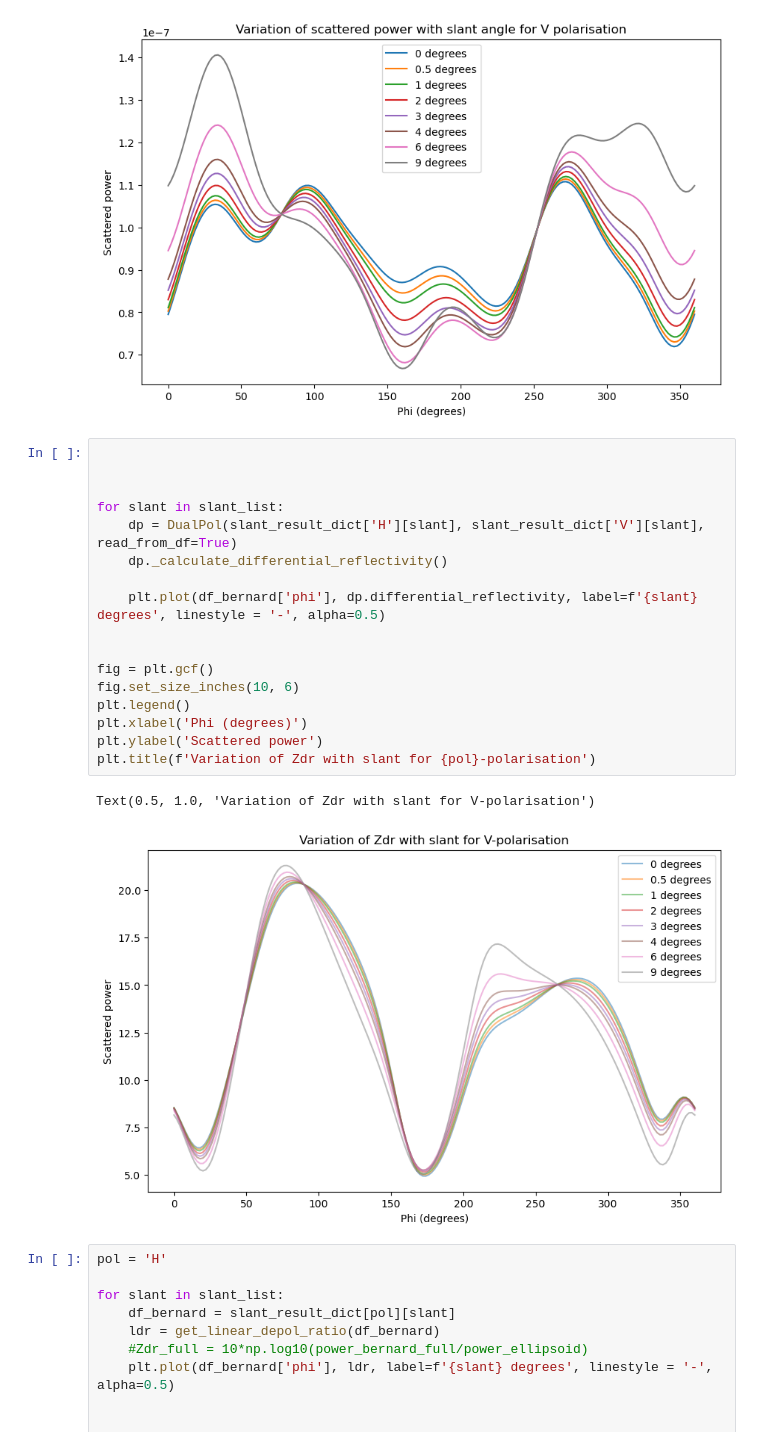
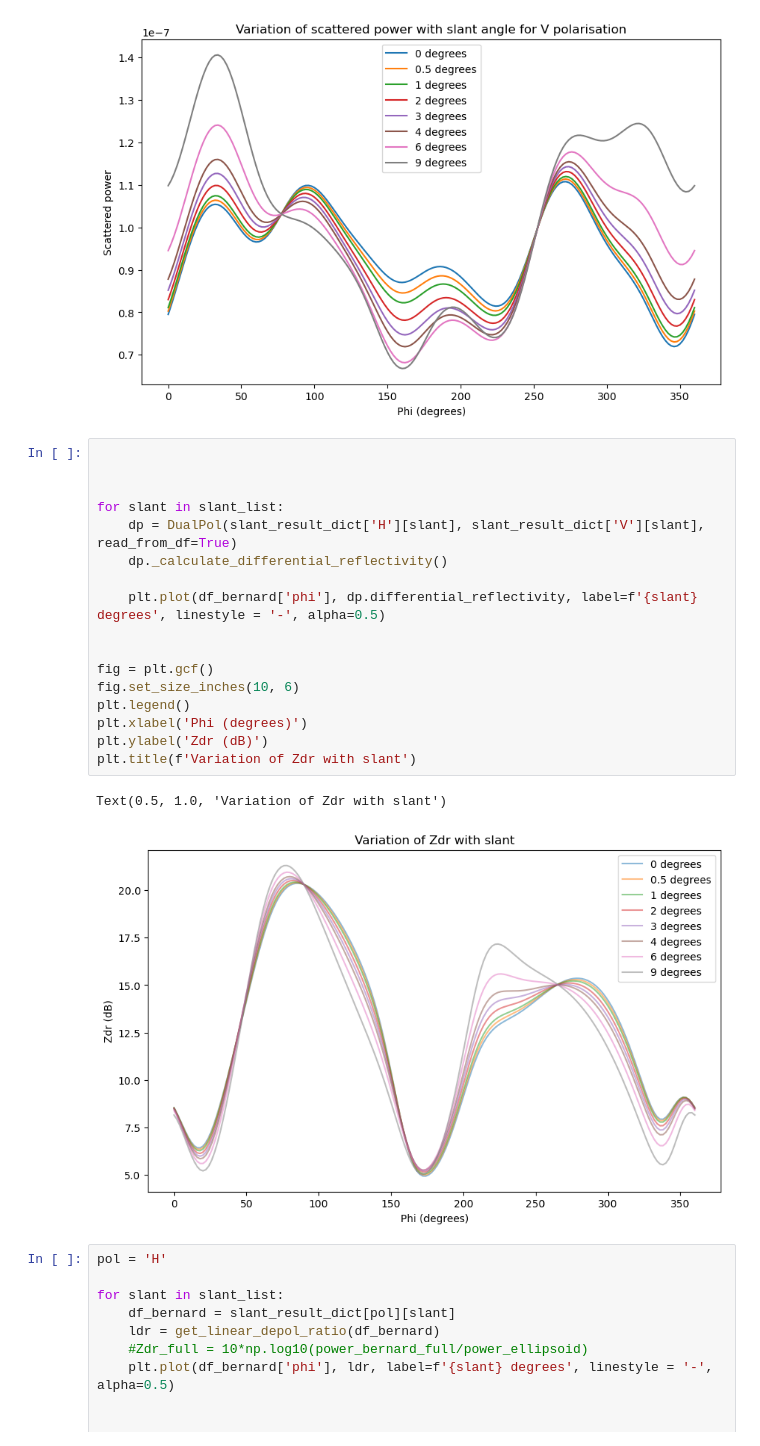
Before and after one commit to TommyMatthews/WIPL-python-analysis, a Jupyter notebook: End_of_Bernard_phase_one/pitch_slant_analysis.ipynb, the cells around one changed output. Drawn from its saved outputs; the diff is of its cells as text.

```diff
--- a/End_of_Bernard_phase_one/pitch_slant_analysis.ipynb
+++ b/End_of_Bernard_phase_one/pitch_slant_analysis.ipynb
@@ -288,23 +288,23 @@ Text(0.5, 1.0, 'Variation of scattered power with slant angle for V polarisation
 # %%
 
 
 
 for slant in slant_list:
     dp = DualPol(slant_result_dict['H'][slant], slant_result_dict['V'][slant], read_from_df=True)
     dp._calculate_differential_reflectivity()
 
     plt.plot(df_bernard['phi'], dp.differential_reflectivity, label=f'{slant} degrees', linestyle = '-', alpha=0.5)
 
 
 fig = plt.gcf()
 fig.set_size_inches(10, 6)
 plt.legend()
 plt.xlabel('Phi (degrees)')
-plt.ylabel('Scattered power')
-plt.title(f'Variation of Zdr with slant for {pol}-polarisation')
+plt.ylabel('Zdr (dB)')
+plt.title(f'Variation of Zdr with slant')
 # %% [output]
-Text(0.5, 1.0, 'Variation of Zdr with slant for V-polarisation')
+Text(0.5, 1.0, 'Variation of Zdr with slant')
-[figure, old version]
+[figure, new version]
 # %%
 pol = 'H'
 
```
Also changed, not shown: parts of 2 cells of this notebook, 4 other files.
